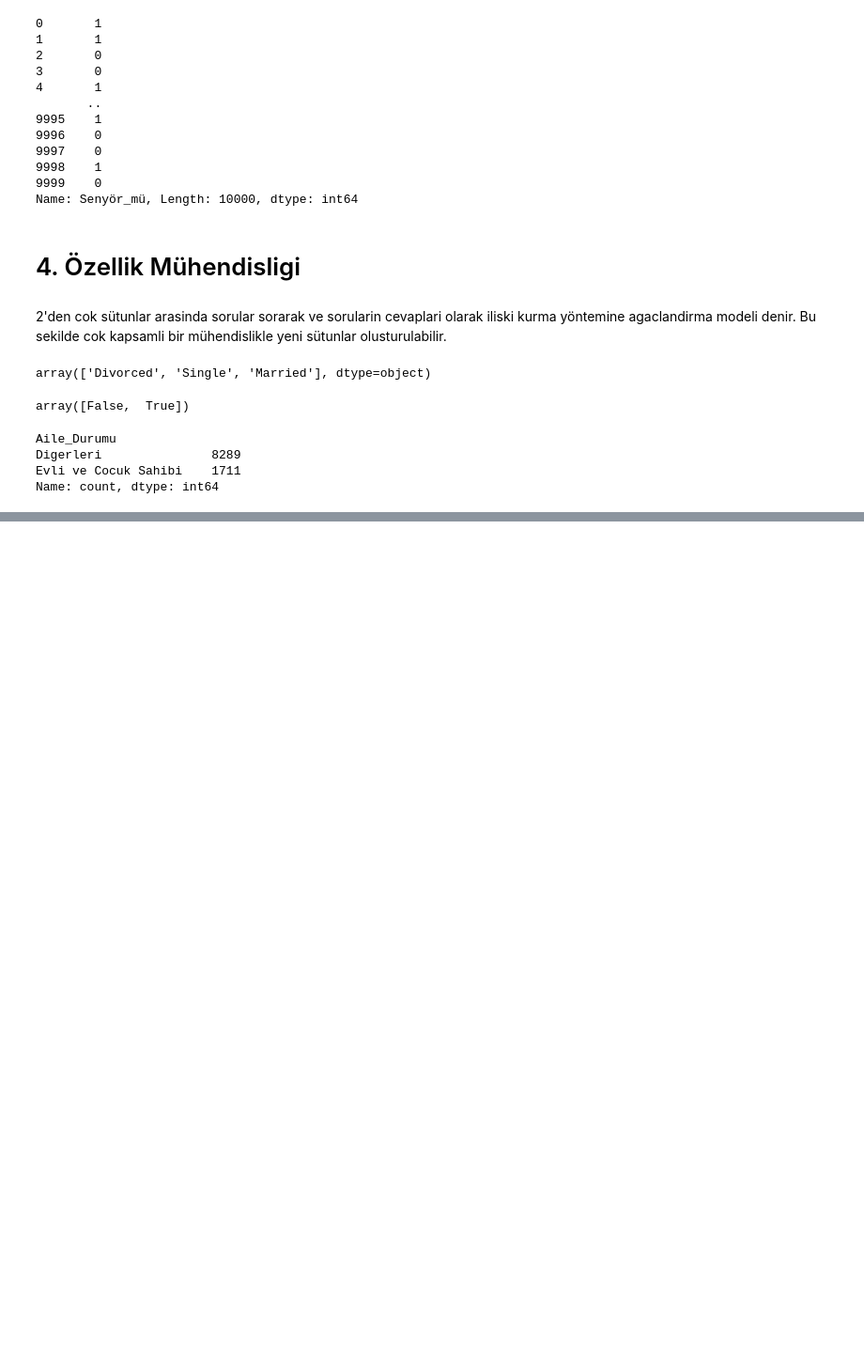
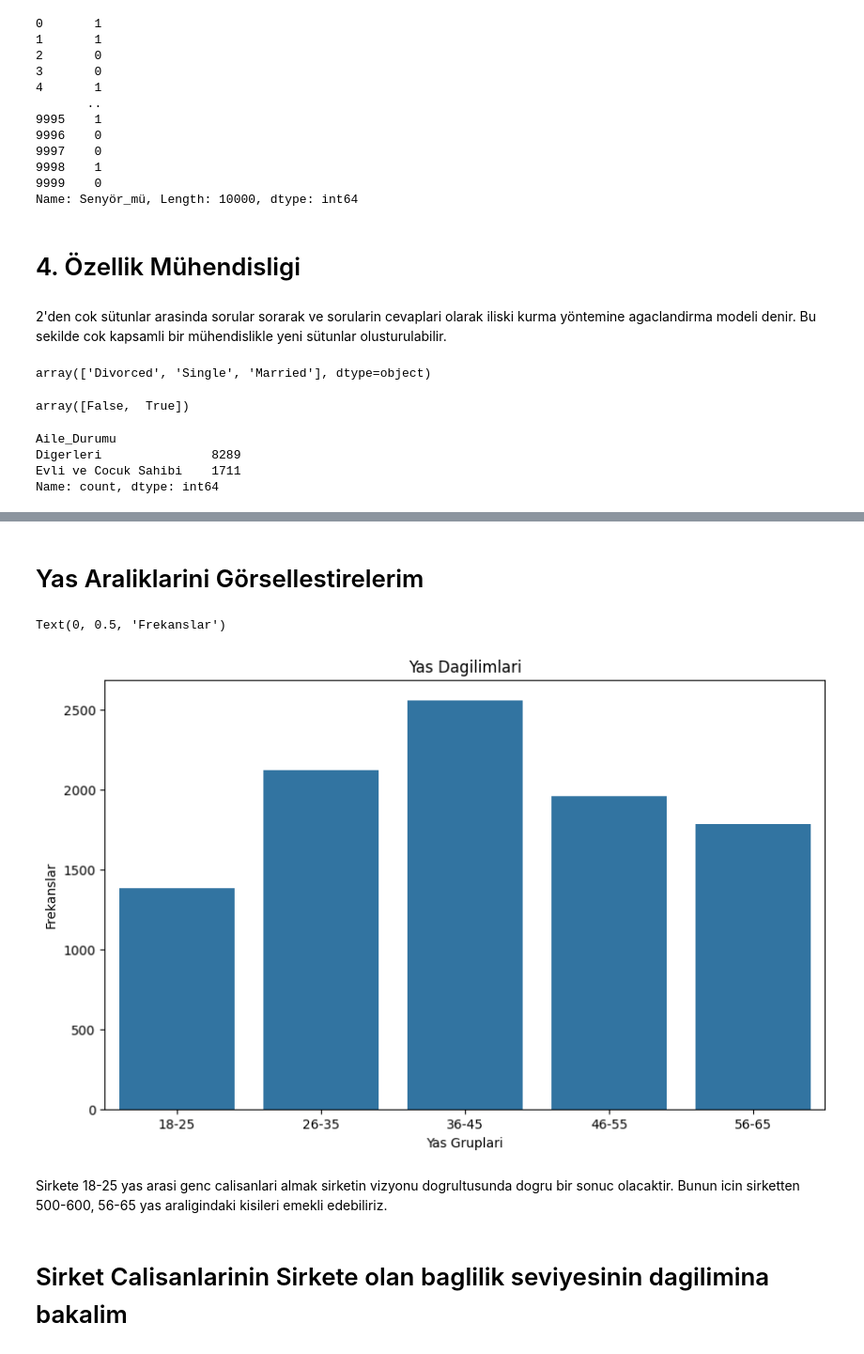
Before and after one commit to KisiselMertProjeleri/HR_Analysis_Project, a Jupyter notebook: hr_data_project.ipynb, the cells around one changed output, grey strips where cells are left out. Shown at 94% size. Saved outputs shown, nothing was run; the diff lists cells and outputs as text; code cells hidden in the pictures; blank space fills up the shorter version.

```diff
--- a/hr_data_project.ipynb
+++ b/hr_data_project.ipynb
@@ -335,0 +459,15 @@ Name: count, dtype: int64
+# %% [markdown]
+# Yas Araliklarini Görsellestirelerim
+# %%
+plt.figure(figsize = (10,6))
+sns.countplot(data = df, x = 'Yaş_Grupları', order = ["18-25","26-35","36-45","46-55","56-65"])
+plt.title('Yas Dagilimlari')
+plt.xlabel('Yas Gruplari')
+plt.ylabel('Frekanslar')
+# %% [output]
+Text(0, 0.5, 'Frekanslar')
+[figure, added]
+# %% [markdown]
+Sirkete 18-25 yas arasi genc calisanlari almak sirketin vizyonu dogrultusunda dogru bir sonuc olacaktir. Bunun icin sirketten 500-600, 56-65 yas araligindaki kisileri emekli edebiliriz.
+# %% [markdown]
+# Sirket Calisanlarinin Sirkete olan baglilik seviyesinin dagilimina bakalim
```
Also changed, not shown: parts of 29 cells of this notebook.
